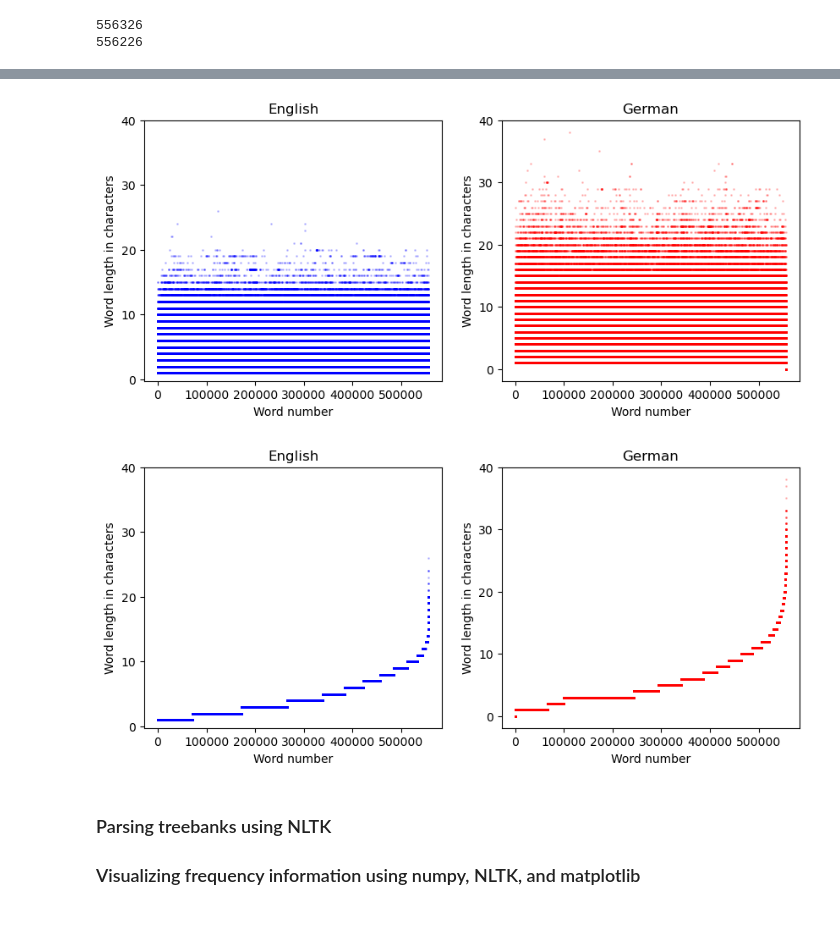
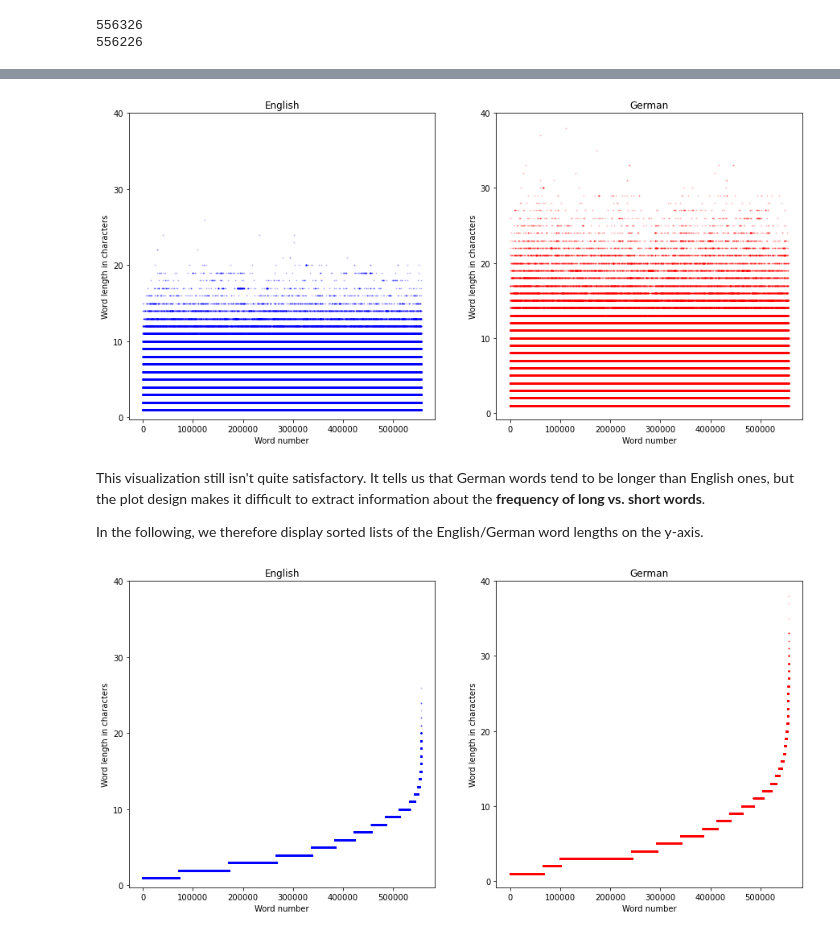
Before and after one commit to michael-franke/PythonIntro, a Jupyter notebook: session08.ipynb, the cells around one changed output, grey strips where cells are left out. Saved outputs shown, nothing was run; the diff lists cells and outputs as text; code cells hidden in the pictures.

```diff
--- a/session08.ipynb
+++ b/session08.ipynb
@@ -196,6 +202,6 @@ print(len(word_len_ger))
 # %%
 b = [0]*(len(word_len_en)-len(word_len_ger))
-word_len_ger = word_len_ger+b
+word_len_ger_adjusted = word_len_ger+b
 # %%
 import matplotlib
 import matplotlib.pyplot as plt
@@ -215,25 +238,32 @@ ax.legend();
 # %%
-fig, axs = plt.subplots(1,2,figsize=(10, 4))
-x = np.arange(len(en.words()))
+fig, axs = plt.subplots(1,2,figsize=(15, 7))
+
 axs[0].scatter(x, word_len_en, color='blue',s=1, alpha=0.2, label = 'English')
-axs[1].scatter(x, word_len_ger, color='red',s = 1, alpha = 0.2, label = 'German')
+axs[1].scatter(np.arange(len(ger.words())), word_len_ger, color='red',s = 1, alpha = 0.2, label = 'German')
 axs[0].set_yticks([0, 10, 20, 30, 40]);
 axs[1].set_yticks([0, 10, 20, 30, 40]);
+
 axs[0].set_xlabel('Word number');
 axs[0].set_ylabel('Word length in characters');
 axs[1].set_xlabel('Word number');
 axs[1].set_ylabel('Word length in characters');
 axs[0].set_title('English');
 axs[1].set_title('German');
 # %% [output]
-[figure, old version]
+[figure, new version]
+# %% [markdown]
+This visualization still isn't quite satisfactory. It tells us that German words tend to be longer than English ones, but the plot design makes it difficult to extract information about the **frequency of long vs. short words**.
+
+In the following, we therefore display sorted lists of the English/German word lengths on the y-axis.
 # %%
-fig, axs = plt.subplots(1,2,figsize=(10, 4))
+fig, axs = plt.subplots(1,2,figsize=(15, 7))
 x = np.arange(len(en.words()))
+
 axs[0].scatter(x, sorted(word_len_en), color='blue',s=1, alpha=0.2, label = 'English')
-axs[1].scatter(x, sorted(word_len_ger), color='red',s = 1, alpha = 0.2, label = 'German')
+axs[1].scatter(np.arange(len(ger.words())), sorted(word_len_ger), color='red',s = 1, alpha = 0.2, label = 'German')
 axs[0].set_yticks([0, 10, 20, 30, 40]);
 axs[1].set_yticks([0, 10, 20, 30, 40]);
+
 axs[0].set_xlabel('Word number');
 axs[0].set_ylabel('Word length in characters');
 axs[1].set_xlabel('Word number');
@@ -241,8 +271,4 @@ axs[1].set_ylabel('Word length in characters');
 axs[0].set_title('English');
 axs[1].set_title('German');
 # %% [output]
-[figure, old version]
+[figure, new version]
-# %% [markdown]
-### Parsing treebanks using NLTK
-
-### Visualizing frequency information using numpy, NLTK, and matplotlib
```
Also changed, not shown: parts of 29 cells of this notebook, 1 other file.
